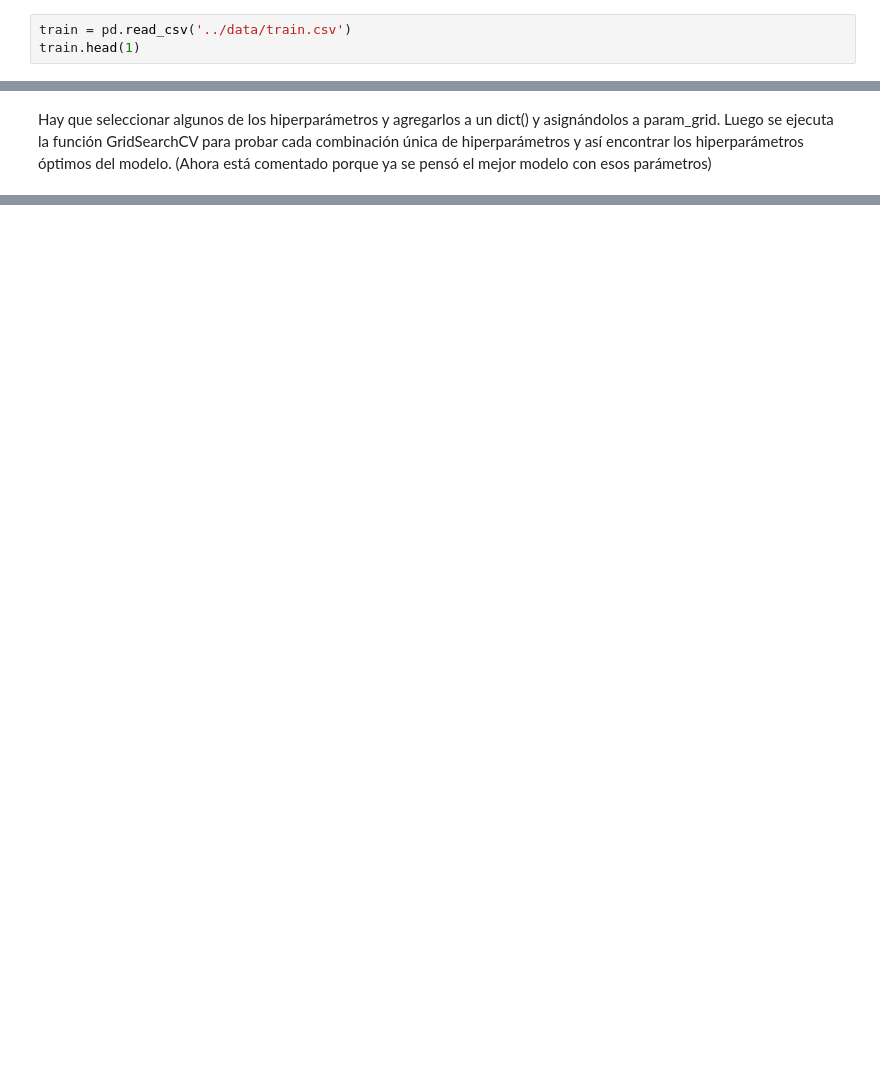
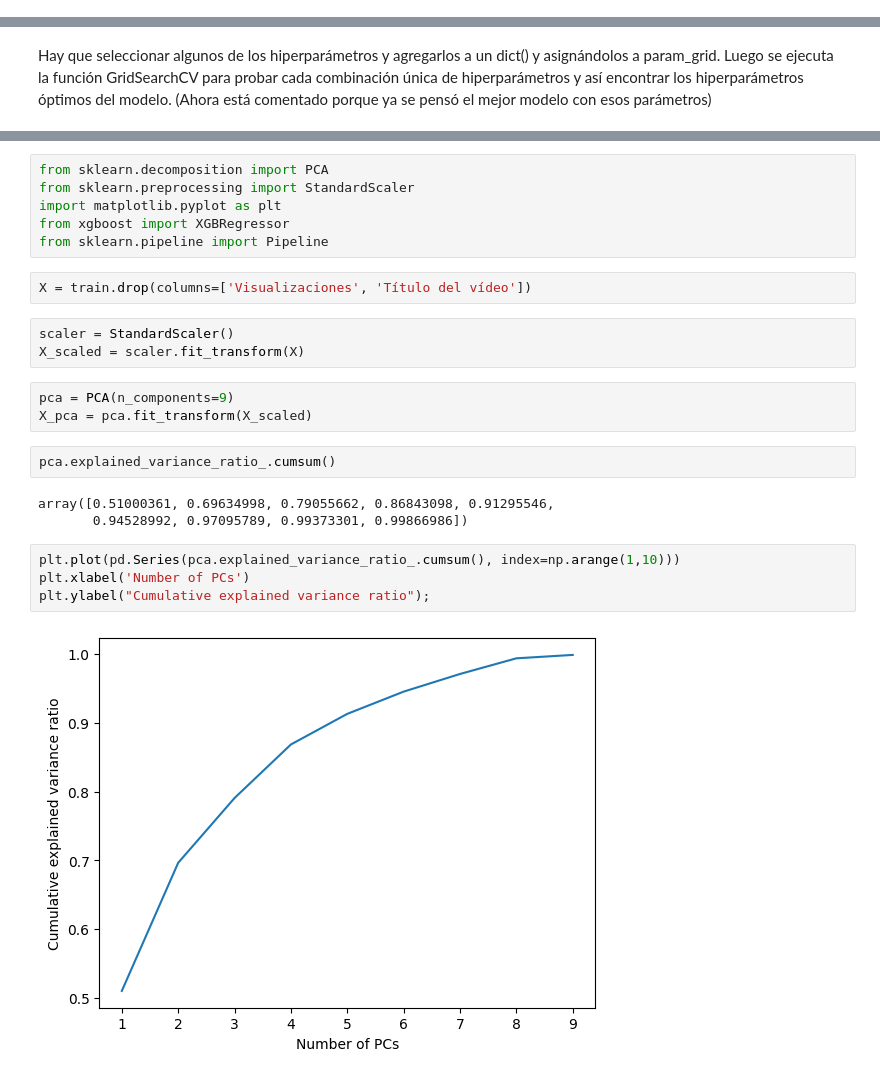
Before and after one commit to braugilabert/Prediction-of-views_ML, a Jupyter notebook: notebooks/03_Entrenamiento_Modelo.ipynb, the cells around one changed output, grey strips where cells are left out. Drawn from its saved outputs; the diff is of its cells as text; blank space fills up the shorter version.

```diff
--- a/notebooks/03_Entrenamiento_Modelo.ipynb
+++ b/notebooks/03_Entrenamiento_Modelo.ipynb
@@ -28,6 +58,3 @@ TRAIN
-# %%
-train = pd.read_csv('../data/train.csv')
-train.head(1)
 # %% [markdown]
 PREDICTORAS Y TARGET
 # %%
@@ -653,0 +736,25 @@ plt.show() """
+# %%
+from sklearn.decomposition import PCA
+from sklearn.preprocessing import StandardScaler
+import matplotlib.pyplot as plt
+from xgboost import XGBRegressor
+from sklearn.pipeline import Pipeline
+# %%
+X = train.drop(columns=['Visualizaciones', 'Título del vídeo'])
+# %%
+scaler = StandardScaler()
+X_scaled = scaler.fit_transform(X)
+# %%
+pca = PCA(n_components=9)
+X_pca = pca.fit_transform(X_scaled)
+# %%
+pca.explained_variance_ratio_.cumsum()
+# %% [output]
+array([0.51000361, 0.69634998, 0.79055662, 0.86843098, 0.91295546,
+       0.94528992, 0.97095789, 0.99373301, 0.99866986])
+# %%
+plt.plot(pd.Series(pca.explained_variance_ratio_.cumsum(), index=np.arange(1,10)))
+plt.xlabel('Number of PCs')
+plt.ylabel("Cumulative explained variance ratio");
+# %% [output]
+[figure, added]
```
Also changed, not shown: parts of 206 cells of this notebook, 8 other files.
